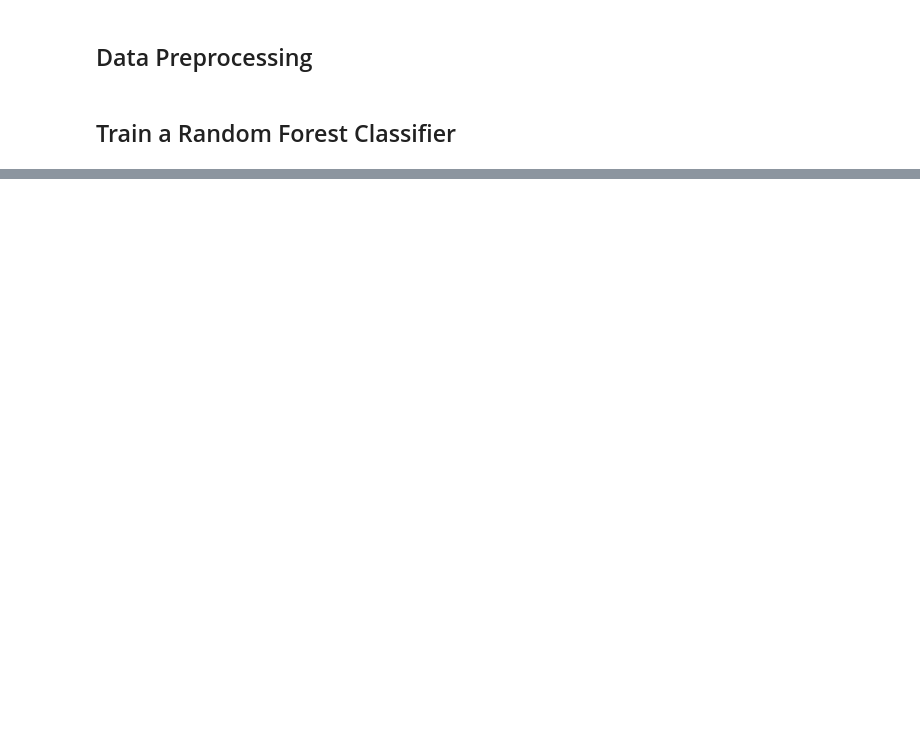
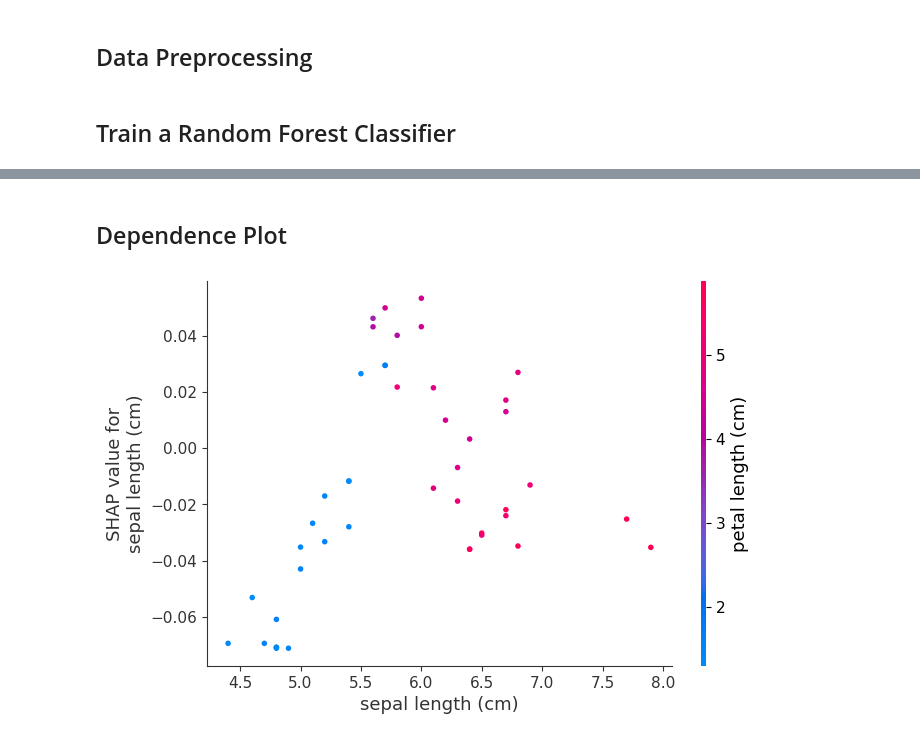
Before and after one commit to womega/Morningstar_templates, a Jupyter notebook: iris_dataset_analysis.ipynb, the cells around one changed output, grey strips where cells are left out. Cells and saved outputs as stored; diff of their text form; code cells hidden in the pictures; blank space fills up the shorter version.

```diff
--- a/iris_dataset_analysis.ipynb
+++ b/iris_dataset_analysis.ipynb
@@ -40,0 +65,8 @@ print(f"Accuracy: {accuracy * 100:.2f}%")
+# %% [markdown]
+## Dependence Plot
+# %%
+# SHAP Dependence Plot
+# Choose a feature to visualize (e.g., 'sepal length (cm)')
+shap.dependence_plot(0, shap_values[1], X_test, feature_names=X.columns.tolist())
+# %% [output]
+[figure, added]
```
Also changed, not shown: parts of 9 cells of this notebook.
